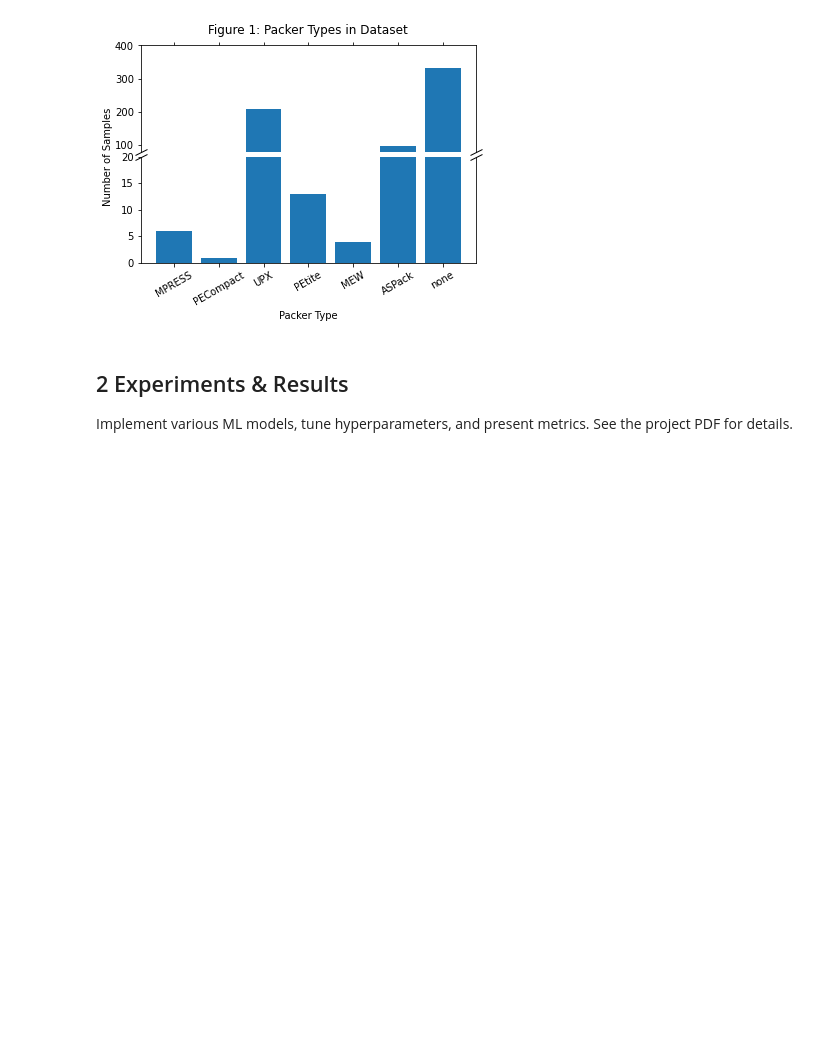
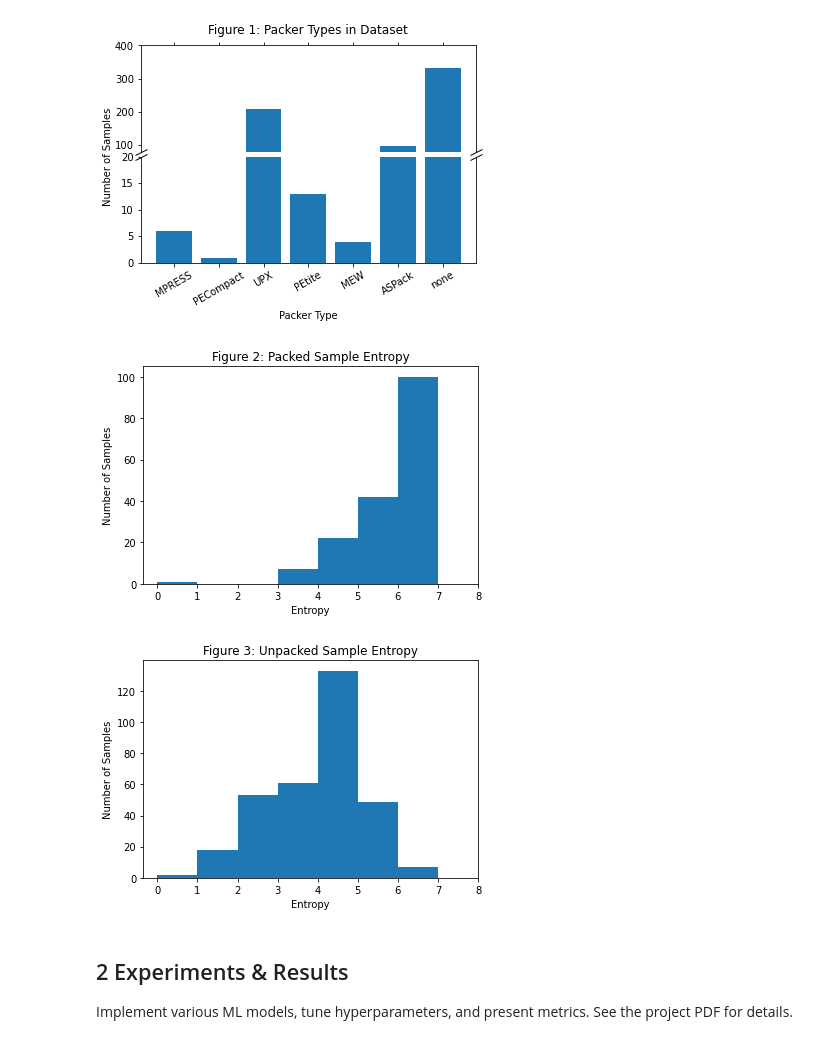
Before and after one commit to wwt9829/csec620-project, a Jupyter notebook: project.ipynb, the cells around one changed output. Cells and saved outputs as stored; diff of their text form; code cells hidden in the pictures; blank space fills up the shorter version.

Commit message:
entropy plots

```diff
--- a/project.ipynb
+++ b/project.ipynb
@@ -109,6 +110,42 @@ plt.xticks(rotation=30)
 plt.show()
 # %% [output]
 [figure]
+# %%
+# entropy lists
+packed_entropies = []
+unpacked_entropies = []
+
+# create entropy lists
+for data in packed_data:
+    packed_entropies.append(float(data[2]))
+
+for data in unpacked_data:
+    unpacked_entropies.append(float(data[2]))
+
+# convert entropy lists to numpy arrays
+packed_entropies = np.asarray(packed_entropies)
+unpacked_entropies = np.asarray(unpacked_entropies)
+
+# plot packed sample entropies
+fig1,ax1 = plt.subplots(1,1)
+ax1.hist(packed_entropies, bins = range(8))
+ax1.set_title("Figure 2: Packed Sample Entropy")
+ax1.set_xticks([0,1,2,3,4,5,6,7,8])
+ax1.set_xlabel('Entropy')
+ax1.set_ylabel('Number of Samples')
+plt.show()
+
+# plot unpacked sample entropies
+fig2,ax2 = plt.subplots(1,1)
+ax2.hist(unpacked_entropies, bins = range(8))
+ax2.set_title("Figure 3: Unpacked Sample Entropy")
+ax2.set_xticks([0,1,2,3,4,5,6,7,8])
+ax2.set_xlabel('Entropy')
+ax2.set_ylabel('Number of Samples')
+plt.show()
+# %% [output]
+[figure, added]
+[figure, added]
 # %%
 """
 1.3 Dataset Cleaning
```
Also changed, not shown: parts of 5 cells of this notebook.
